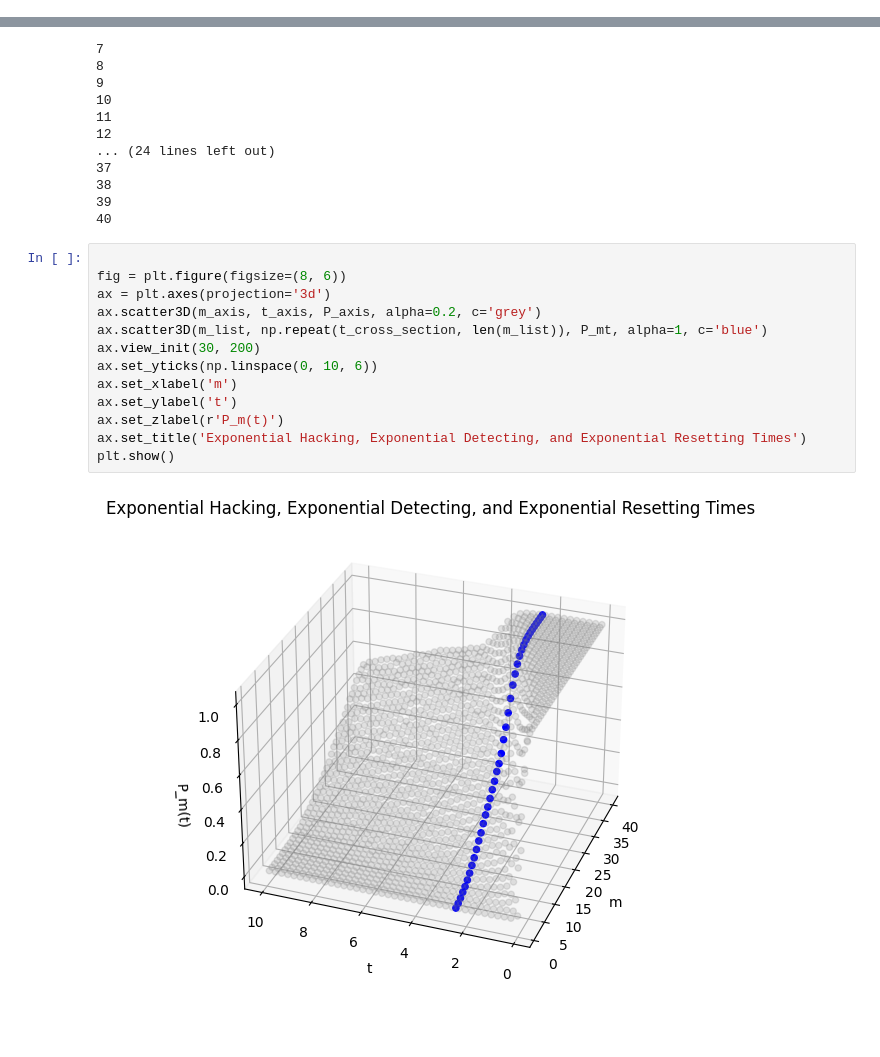
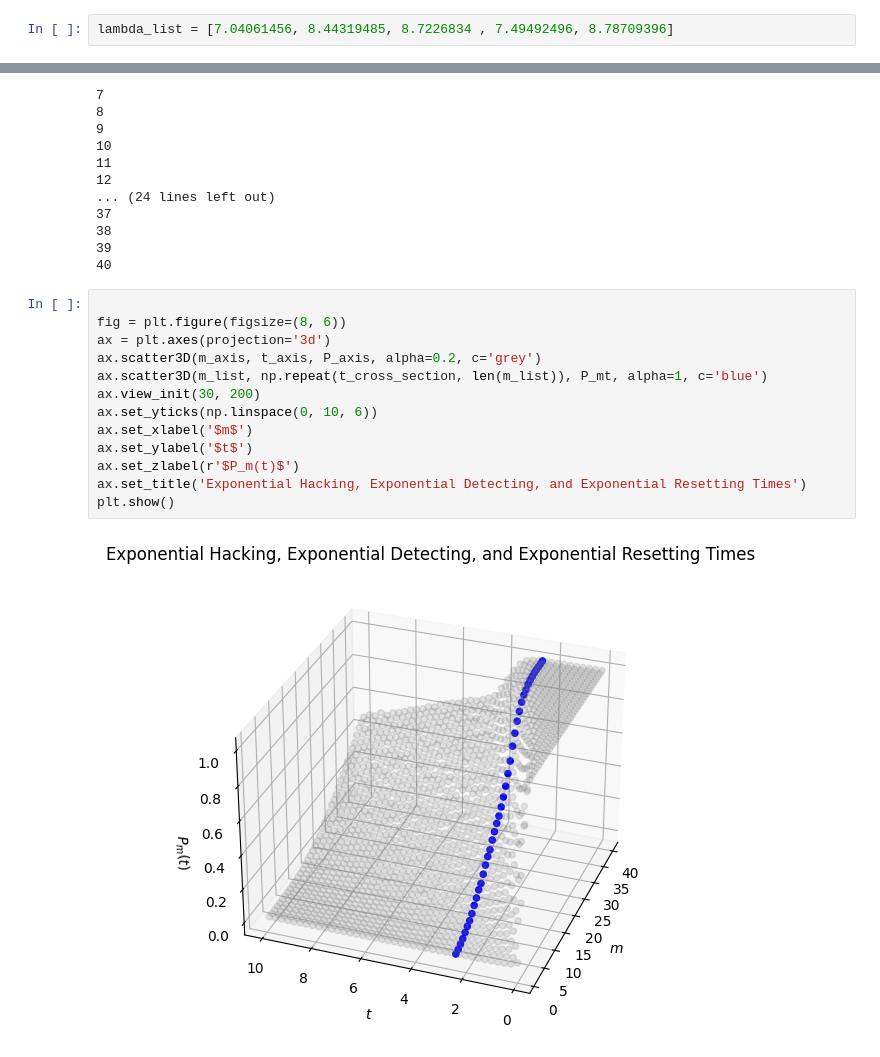
Before and after one commit to xuxiufeng/Blockchain_Simulation_Multiple_Hackers_with_Resetting_Times, a Jupyter notebook: Probability_Exponential_Exponential_Exponential.ipynb, the cells around one changed output, grey strips where cells are left out. Cells and saved outputs as stored; diff of their text form; blank space fills up the shorter version.

```diff
--- a/Probability_Exponential_Exponential_Exponential.ipynb
+++ b/Probability_Exponential_Exponential_Exponential.ipynb
@@ -15,3 +8,5 @@ array([7.83404401, 8.44064899, 7.00022875, 7.60466515, 7.29351178])
+# %%
+lambda_list = [7.04061456, 8.44319485, 8.7226834 , 7.49492496, 8.78709396]
 # %%
 def Generate_Z(m, lambda_list):
     sum_of_x_list = []
@@ -118,15 +113,15 @@ for i in range(len(m_list)):
 # %%
 
 fig = plt.figure(figsize=(8, 6))
 ax = plt.axes(projection='3d')
 ax.scatter3D(m_axis, t_axis, P_axis, alpha=0.2, c='grey')
 ax.scatter3D(m_list, np.repeat(t_cross_section, len(m_list)), P_mt, alpha=1, c='blue')
 ax.view_init(30, 200)
 ax.set_yticks(np.linspace(0, 10, 6))
-ax.set_xlabel('m')
-ax.set_ylabel('t')
-ax.set_zlabel(r'P_m(t)')
+ax.set_xlabel('$m$')
+ax.set_ylabel('$t$')
+ax.set_zlabel(r'$P_m(t)$')
 ax.set_title('Exponential Hacking, Exponential Detecting, and Exponential Resetting Times')
 plt.show()
 # %% [output]
-[figure, old version]
+[figure, new version]
```
Also changed, not shown: parts of 3 cells of this notebook.
